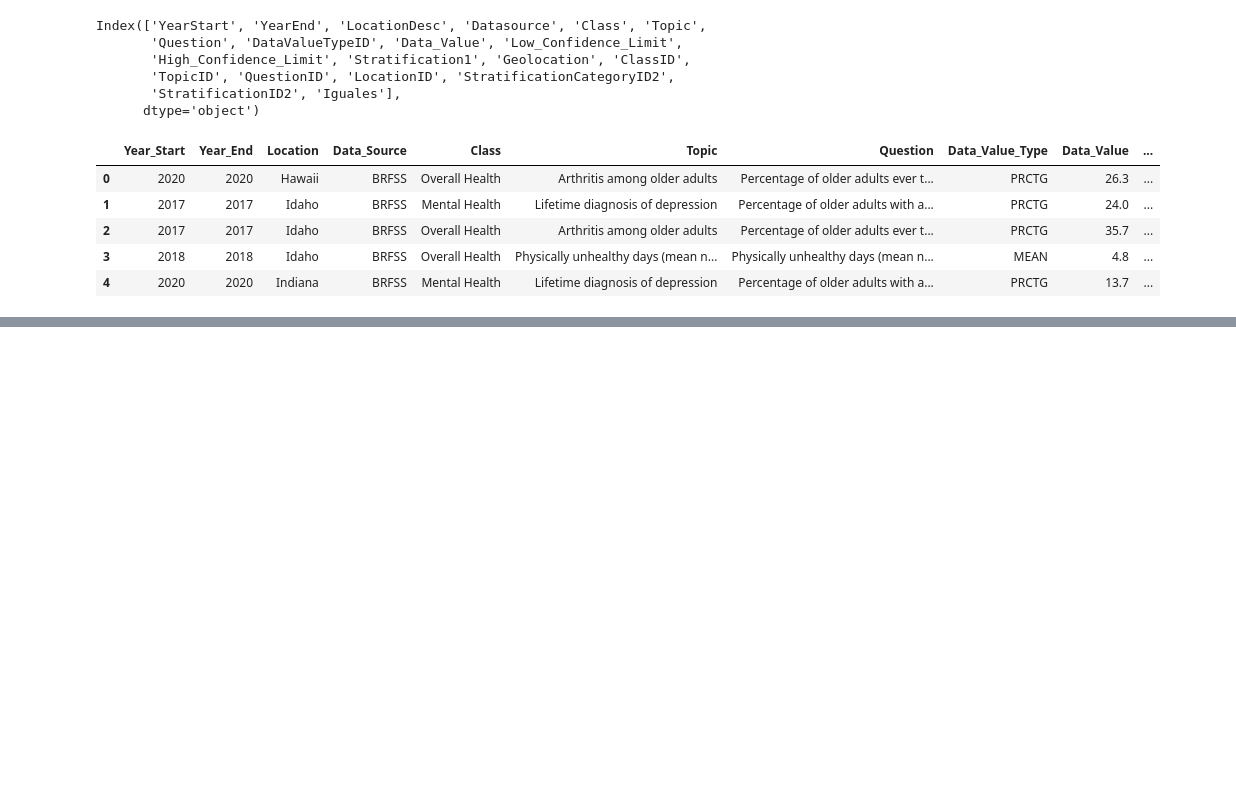
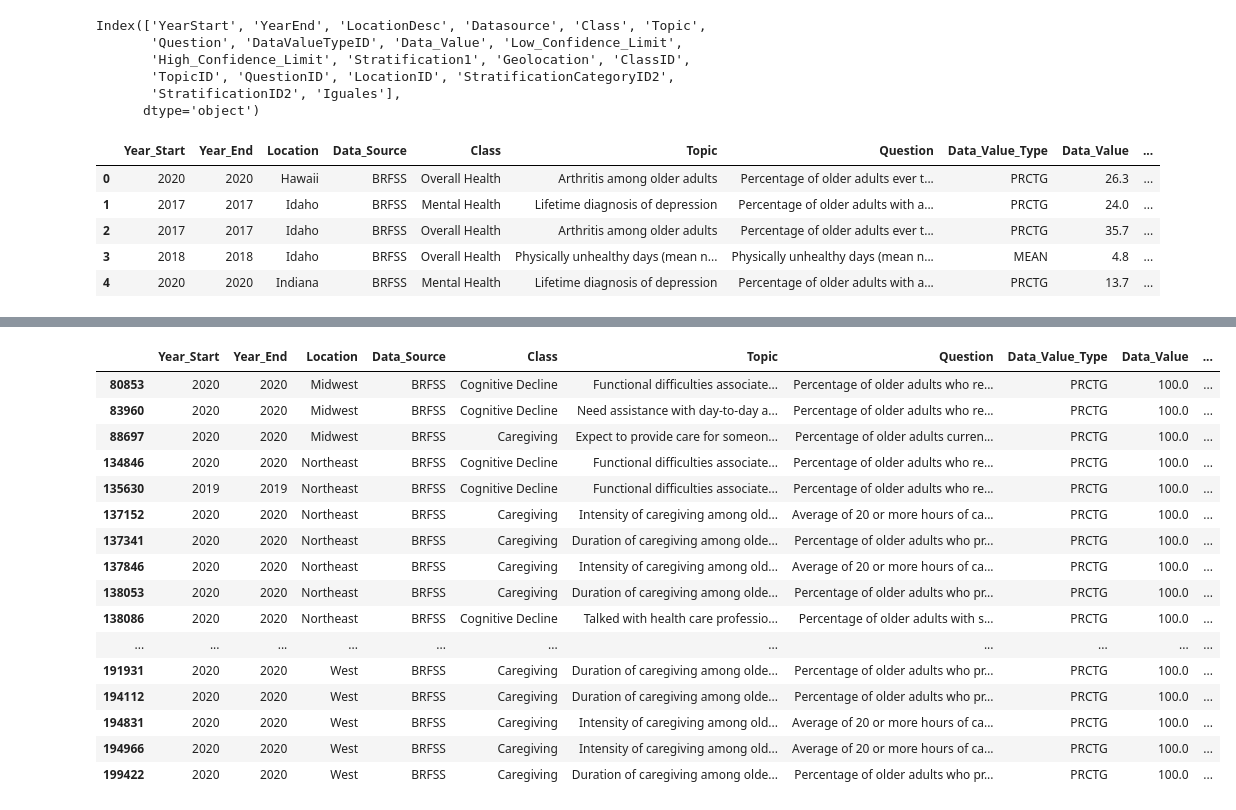
Before and after one commit to saira2911/promoG-modulo4-sprint2-pairprogramming-BEATRIZ_NEREA_SAIRA, a Jupyter notebook: Limpieza copy.ipynb, the cells around one changed output, grey strips where cells are left out. Drawn from its saved outputs; the diff is of its cells as text; code cells hidden in the pictures; blank space fills up the shorter version.

```diff
--- a/Limpieza copy.ipynb
+++ b/Limpieza copy.ipynb
@@ -256,3 +289,23 @@ df.head()
+# %%
+df[df["Data_Value"] == 100]
+# %% [output]
+|  | Year_Start | Year_End | Location | Data_Source | Class | Topic | Question | Data_Value_Type | Data_Value | ... |
+| 80853 | 2020 | 2020 | Midwest | BRFSS | Cognitive Decline | Functional difficulties associate... | Percentage of older adults who re... | PRCTG | 100.0 | ... |
+| 83960 | 2020 | 2020 | Midwest | BRFSS | Cognitive Decline | Need assistance with day-to-day a... | Percentage of older adults who re... | PRCTG | 100.0 | ... |
+| 88697 | 2020 | 2020 | Midwest | BRFSS | Caregiving | Expect to provide care for someon... | Percentage of older adults curren... | PRCTG | 100.0 | ... |
+| 134846 | 2020 | 2020 | Northeast | BRFSS | Cognitive Decline | Functional difficulties associate... | Percentage of older adults who re... | PRCTG | 100.0 | ... |
+| 135630 | 2019 | 2019 | Northeast | BRFSS | Cognitive Decline | Functional difficulties associate... | Percentage of older adults who re... | PRCTG | 100.0 | ... |
+| 137152 | 2020 | 2020 | Northeast | BRFSS | Caregiving | Intensity of caregiving among old... | Average of 20 or more hours of ca... | PRCTG | 100.0 | ... |
+| 137341 | 2020 | 2020 | Northeast | BRFSS | Caregiving | Duration of caregiving among olde... | Percentage of older adults who pr... | PRCTG | 100.0 | ... |
+| 137846 | 2020 | 2020 | Northeast | BRFSS | Caregiving | Intensity of caregiving among old... | Average of 20 or more hours of ca... | PRCTG | 100.0 | ... |
+| 138053 | 2020 | 2020 | Northeast | BRFSS | Caregiving | Duration of caregiving among olde... | Percentage of older adults who pr... | PRCTG | 100.0 | ... |
+| 138086 | 2020 | 2020 | Northeast | BRFSS | Cognitive Decline | Talked with health care professio... | Percentage of older adults with s... | PRCTG | 100.0 | ... |
+| ... | ... | ... | ... | ... | ... | ... | ... | ... | ... | ... |
+| 191931 | 2020 | 2020 | West | BRFSS | Caregiving | Duration of caregiving among olde... | Percentage of older adults who pr... | PRCTG | 100.0 | ... |
+| 194112 | 2020 | 2020 | West | BRFSS | Caregiving | Duration of caregiving among olde... | Percentage of older adults who pr... | PRCTG | 100.0 | ... |
+| 194831 | 2020 | 2020 | West | BRFSS | Caregiving | Intensity of caregiving among old... | Average of 20 or more hours of ca... | PRCTG | 100.0 | ... |
+| 194966 | 2020 | 2020 | West | BRFSS | Caregiving | Intensity of caregiving among old... | Average of 20 or more hours of ca... | PRCTG | 100.0 | ... |
+| 199422 | 2020 | 2020 | West | BRFSS | Caregiving | Duration of caregiving among olde... | Percentage of older adults who pr... | PRCTG | 100.0 | ... |
 # %%
 # Guardar el cvs limpio
 df.to_csv('alzheimer_data_cleaned.csv', index=False)
```
Also changed, not shown: parts of 3 cells of this notebook, 2 other files.
